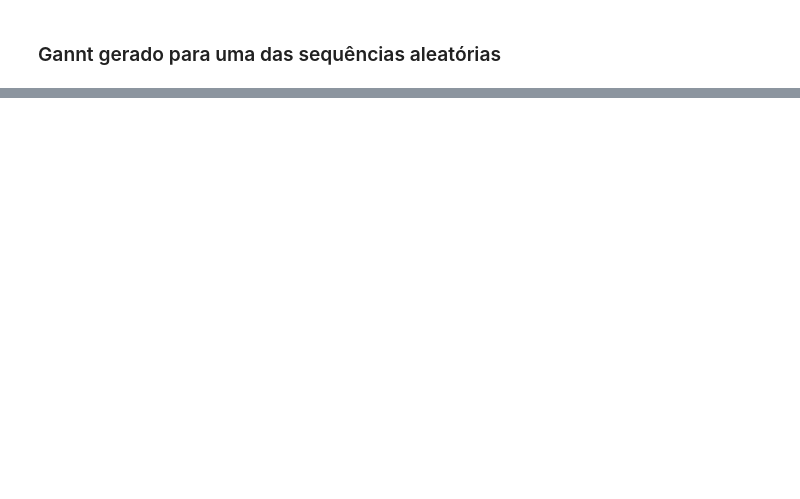
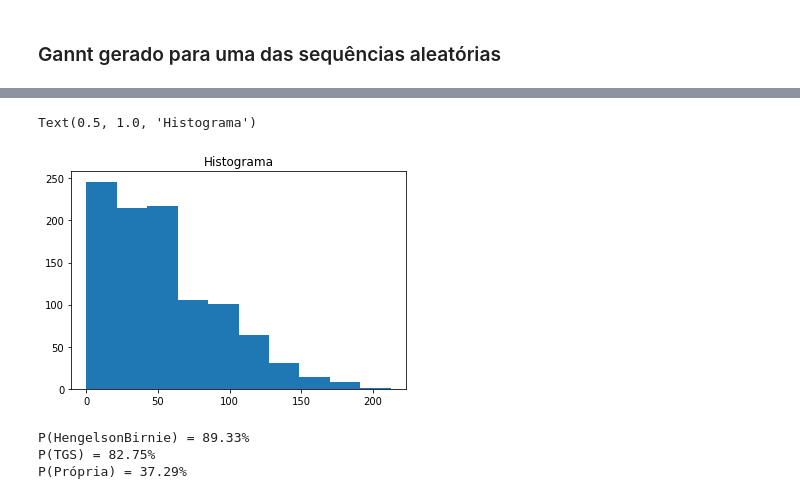
Before and after one commit to eduardolp/metodos_proj1, a Jupyter notebook: GanntGenerator.ipynb, the cells around one changed output, grey strips where cells are left out. Cells and saved outputs as stored; diff of their text form; code cells hidden in the pictures; blank space fills up the shorter version.

```diff
--- a/GanntGenerator.ipynb
+++ b/GanntGenerator.ipynb
@@ -182,0 +313,18 @@ DescribeResult(nobs=1003, minmax=(0.09359418282548448, 0.11719875346260378), mea
+# %%
+fig4, ax4 = plt.subplots()
+ax4.hist(full_random_seq)
+plt.title('Histograma')
+# %% [output]
+Text(0.5, 1.0, 'Histograma')
+[figure, added]
+# %%
+prob_hengelson2 = (len(full_random_seq_sorted)-hengelson_abs_index) / len(full_random_seq_sorted)
+print('P(HengelsonBirnie) = {:.2%}'.format(prob_hengelson2))
+prob_tgs2 = (len(full_random_seq_sorted)-tgs_abs_index) / len(full_random_seq_sorted)
+print('P(TGS) = {:.2%}'.format(prob_tgs2))
+prob_own2 = (len(full_sorted_metrics)-own_abs_index) / len(full_random_seq_sorted)
+print('P(Própria) = {:.2%}'.format(prob_own2))
+# %% [output]
+P(HengelsonBirnie) = 89.33%
+P(TGS) = 82.75%
+P(Própria) = 37.29%
```
Also changed, not shown: parts of 20 cells of this notebook.
